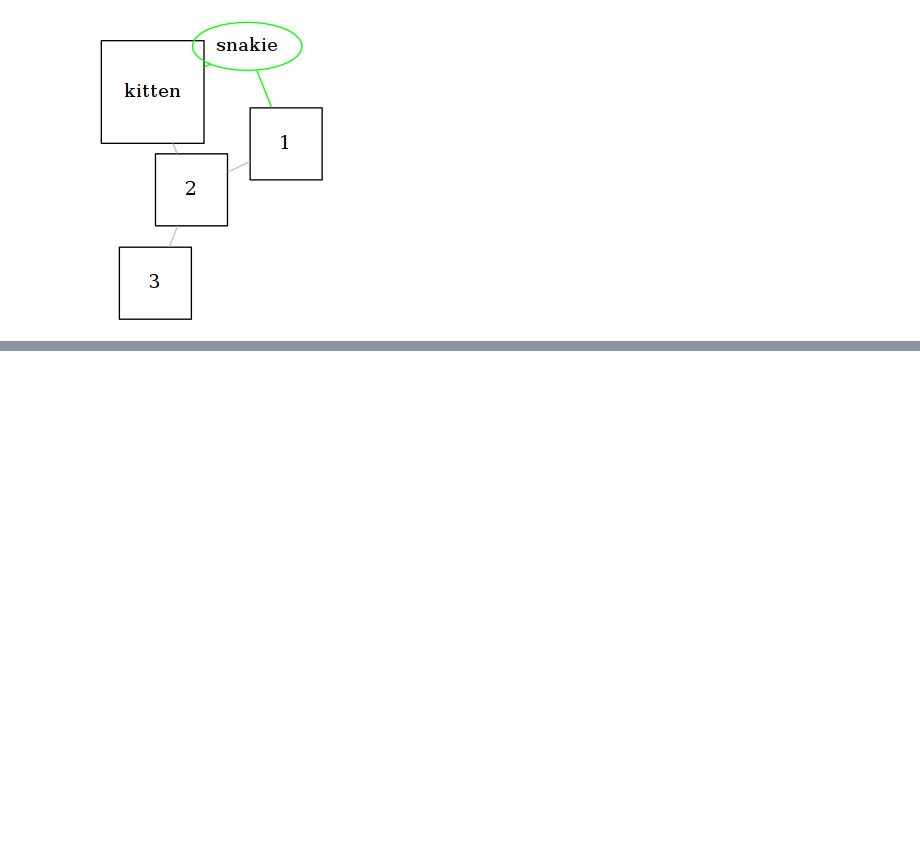
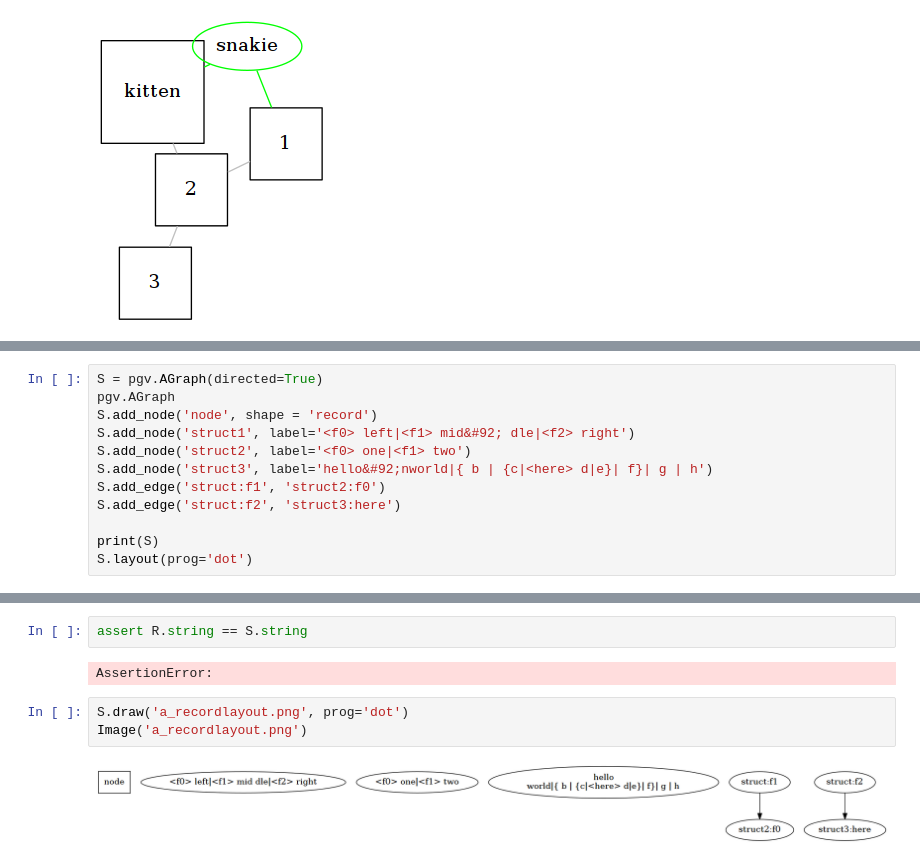
Before and after one commit to xmacex/learning_jupyter_notebook, a Jupyter notebook: Graphviz with Python.ipynb, the cells around one changed output, grey strips where cells are left out. Drawn from its saved outputs; the diff is of its cells as text; blank space fills up the shorter version.

```diff
--- a/Graphviz with Python.ipynb
+++ b/Graphviz with Python.ipynb
@@ -116,0 +165,12 @@ Image('a_graph_with_viz.png')
+# %%
+S = pgv.AGraph(directed=True)
+pgv.AGraph
+S.add_node('node', shape = 'record')
+S.add_node('struct1', label='<f0> left|<f1> mid&#92; dle|<f2> right')
+S.add_node('struct2', label='<f0> one|<f1> two')
+S.add_node('struct3', label='hello&#92;nworld|{ b | {c|<here> d|e}| f}| g | h')
+S.add_edge('struct:f1', 'struct2:f0')
+S.add_edge('struct:f2', 'struct3:here')
+
+print(S)
+S.layout(prog='dot')
@@ -116,0 +187,9 @@ Image('a_graph_with_viz.png')
+# %%
+assert R.string == S.string
+# %% [output]
+AssertionError:
+# %%
+S.draw('a_recordlayout.png', prog='dot')
+Image('a_recordlayout.png')
+# %% [output]
+[figure, added]
```
Also changed, not shown: parts of 9 cells of this notebook.
